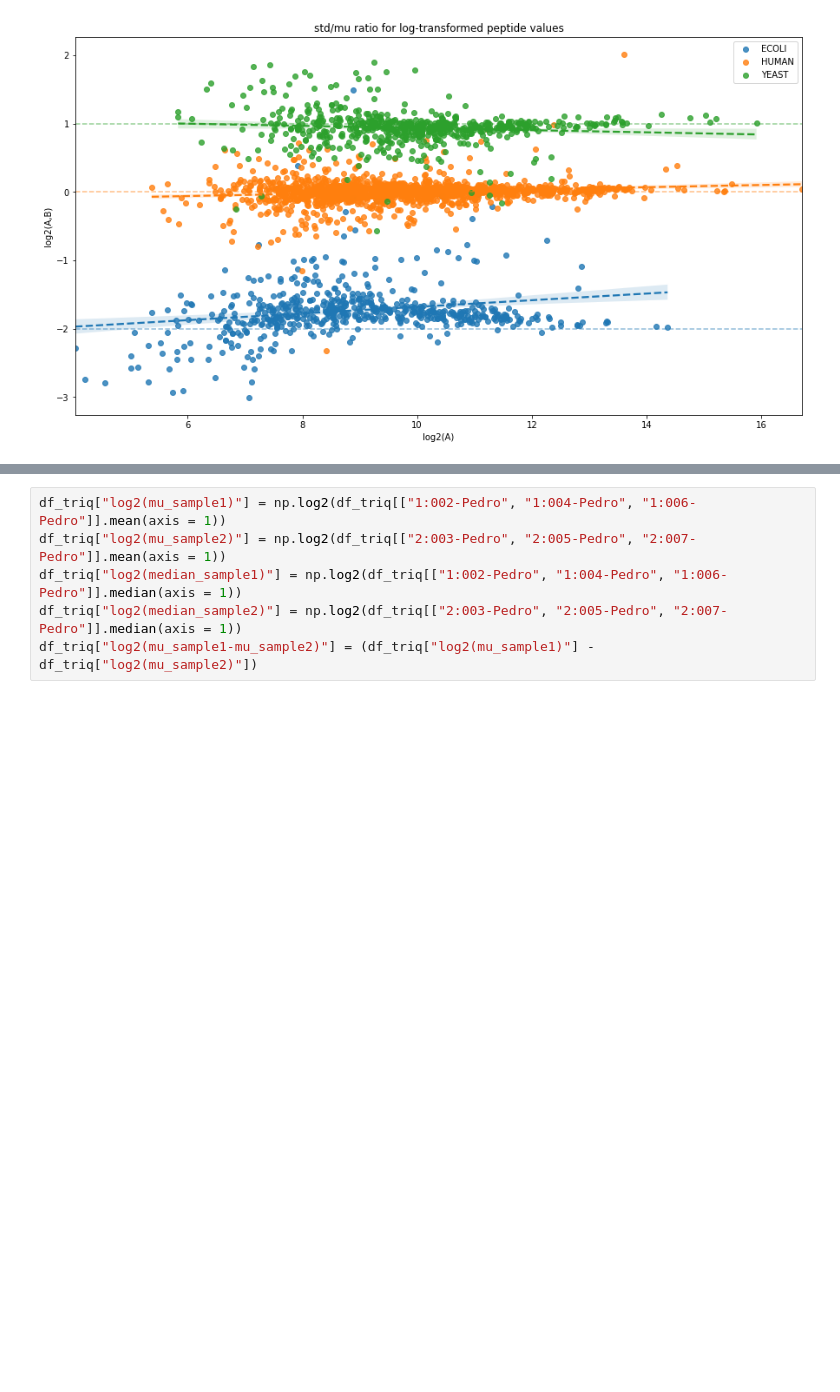
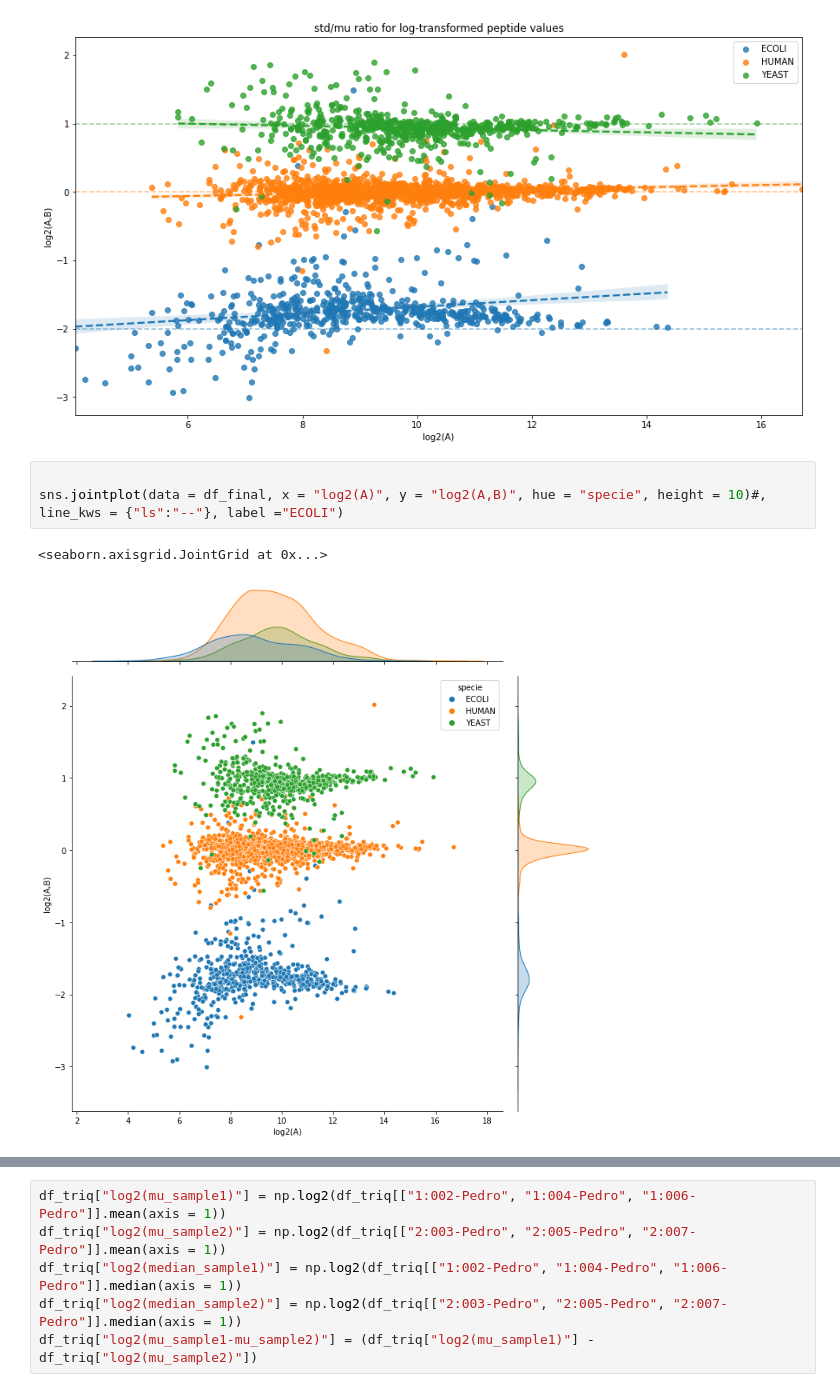
Before and after one commit to statisticalbiotechnology/dia_sum, a Jupyter notebook: result/2021-08-31/2021-08-26_article_plots_DIANN_with_volcano_triqler_relative_values.ipynb, the cells around one changed output, grey strips where cells are left out. Cells and saved outputs as stored; diff of their text form; blank space fills up the shorter version.

```diff
--- a/result/2021-08-31/2021-08-26_article_plots_DIANN_with_volcano_triqler_relative_values.ipynb
+++ b/result/2021-08-31/2021-08-26_article_plots_DIANN_with_volcano_triqler_relative_values.ipynb
@@ -763,3 +760,9 @@ plt.title("std/mu ratio for log-transformed peptide values")
 # %% [output]
 Text(0.5, 1.0, 'std/mu ratio for log-transformed peptide values')
 [figure]
+# %%
+
+sns.jointplot(data = df_final, x = "log2(A)", y = "log2(A,B)", hue = "specie", height = 10)#, line_kws = {"ls":"--"}, label ="ECOLI")
+# %% [output]
+<seaborn.axisgrid.JointGrid at 0x...>
+[figure, added]
```
Also changed, not shown: parts of 59 cells of this notebook, 8 other files.
